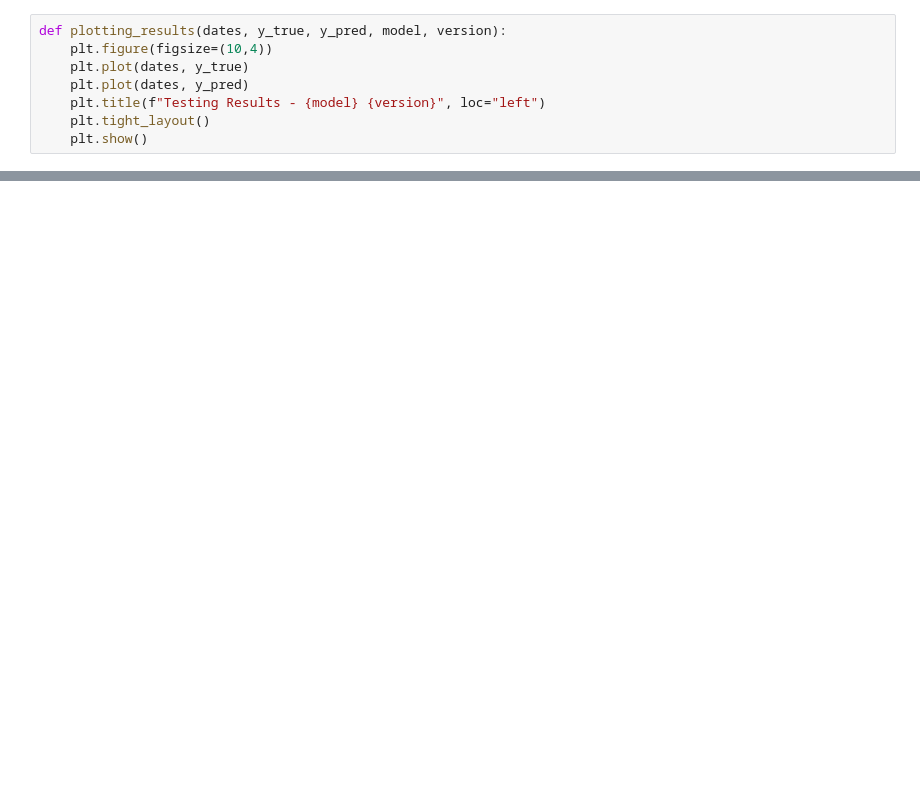
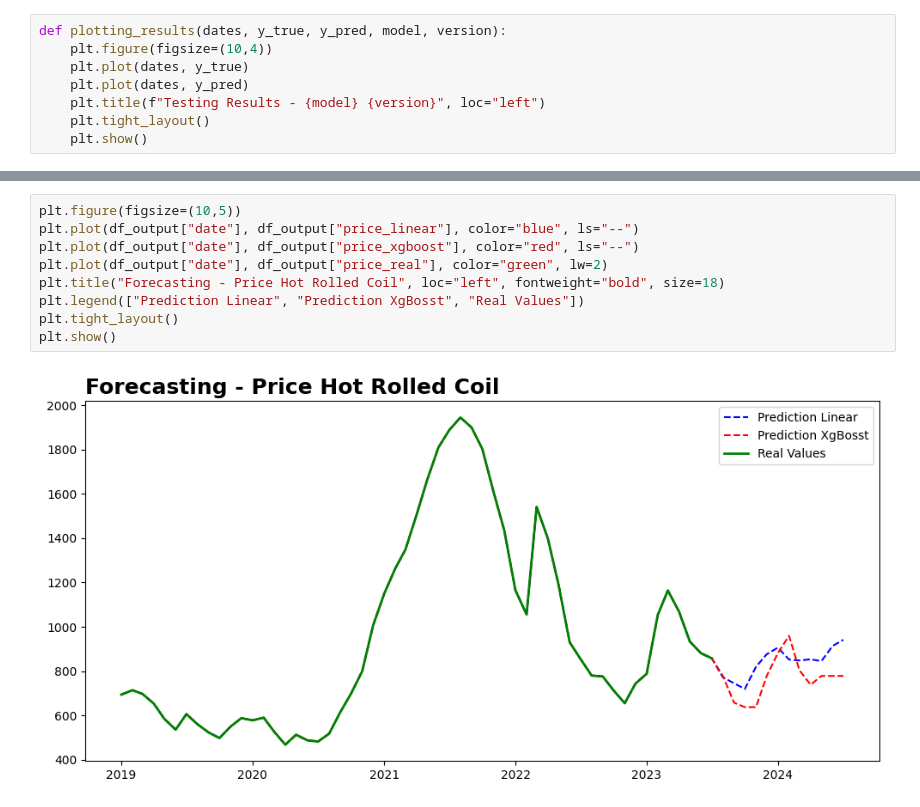
Before and after one commit to ViniAndrade10/Hot_Rolled_Coil_Price_Prediction, a Jupyter notebook: notebooks/Hot_Rolled_Coil_Price_Prediction.ipynb, the cells around one changed output, grey strips where cells are left out. Cells and saved outputs as stored; diff of their text form; blank space fills up the shorter version.

```diff
--- a/notebooks/Hot_Rolled_Coil_Price_Prediction.ipynb
+++ b/notebooks/Hot_Rolled_Coil_Price_Prediction.ipynb
@@ -522,0 +198,11 @@ Results of MSE: 8228.343
+# %%
+plt.figure(figsize=(10,5))
+plt.plot(df_output["date"], df_output["price_linear"], color="blue", ls="--")
+plt.plot(df_output["date"], df_output["price_xgboost"], color="red", ls="--")
+plt.plot(df_output["date"], df_output["price_real"], color="green", lw=2)
+plt.title("Forecasting - Price Hot Rolled Coil", loc="left", fontweight="bold", size=18)
+plt.legend(["Prediction Linear", "Prediction XgBosst", "Real Values"])
+plt.tight_layout()
+plt.show()
+# %% [output]
+[figure, added]
```
Also changed, not shown: parts of 67 cells of this notebook, 1 other file.
